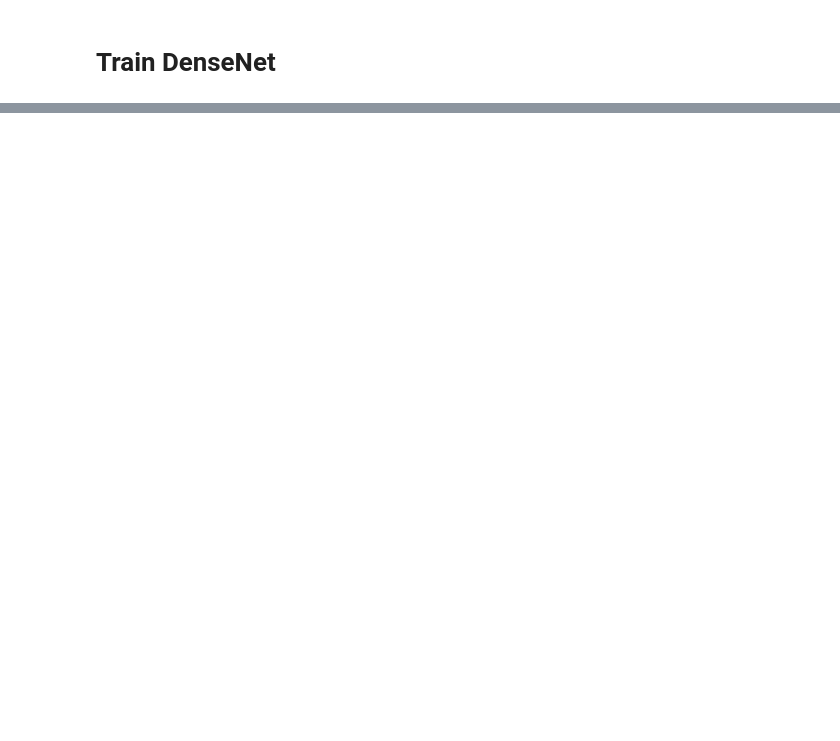
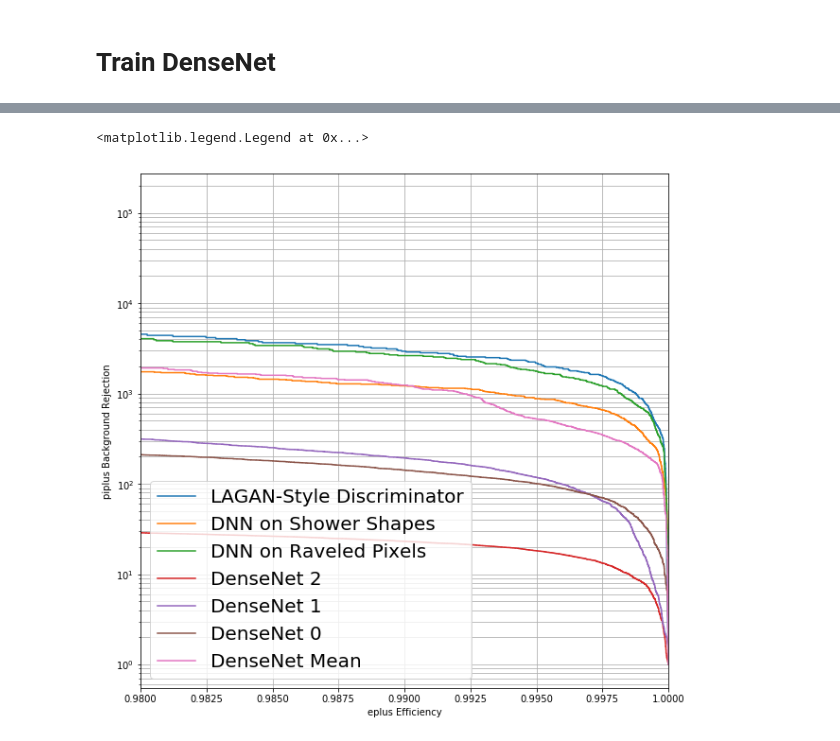
Before and after one commit to hep-lbdl/CaloGAN, a Jupyter notebook: classification/calo-classfier.ipynb, the cells around one changed output, grey strips where cells are left out. Saved outputs shown, nothing was run; the diff lists cells and outputs as text; code cells hidden in the pictures; blank space fills up the shorter version.

```diff
--- a/classification/calo-classfier.ipynb
+++ b/classification/calo-classfier.ipynb
@@ -338,0 +682,6 @@ yhat_image_dnn.max()
+# %%
+dnet2.load_weights('DenseNet2{}vs{}-chkpt.h5'.format(CLASS_ONE, CLASS_TWO))
+dnet2.save_weights('DenseNet2{}vs{}-final.h5'.format(CLASS_ONE, CLASS_TWO))
+dnet2.load_weights('DenseNet2{}vs{}-final.h5'.format(CLASS_ONE, CLASS_TWO))
+# %%
+yhat_dnet2 = dnet2.predict(data_test[2], verbose=True).ravel()
@@ -351,5 +789,13 @@ plt.xlabel(r'$\mathbb{P}[\pi^{+}]$')
-# %%
-fpr_image_dnn, tpr_image_dnn, _ = roc_curve(labels_test, yhat_image_dnn)
-fpr_raveled_dnn, tpr_raveled_dnn, _ = roc_curve(labels_test, yhat_raveled_dnn)
-fpr_feature_dnn, tpr_feature_dnn, _ = roc_curve(labels_test, yhat_feature_dnn)
-fpr_feature_bdt, tpr_feature_bdt, _ = roc_curve(labels_test, yhat_feature_bdt)
+# %%
+# fpr_image_dnn, tpr_image_dnn, _ = roc_curve(labels_test, abs(1-yhat_image_dnn), pos_label=0)
+# fpr_dnet, tpr_dnet, _ = roc_curve(labels_test, abs(1-yhat_dnet), pos_label=0)
+fpr_dnet0, tpr_dnet0, _ = roc_curve(labels_test, abs(1-yhat_dnet0), pos_label=0)
+fpr_dnet2, tpr_dnet2, _ = roc_curve(labels_test, abs(1-yhat_dnet2), pos_label=0)
+# fpr_dnet_mean, tpr_dnet_mean, _ = roc_curve(labels_test,
+#                                             abs(1 - ((yhat_dnet2 + yhat_dnet + yhat_dnet0)/3) ),
+#                                             pos_label=0)
+
+fpr_dnet_merged, tpr_dnet_merged, _ = roc_curve(labels_test, abs(1-yhat_dnet_merged), pos_label=0)
+# fpr_raveled_dnn, tpr_raveled_dnn, _ = roc_curve(labels_test, abs(1-yhat_raveled_dnn), pos_label=0)
+# fpr_feature_dnn, tpr_feature_dnn, _ = roc_curve(labels_test, abs(1-yhat_feature_dnn), pos_label=0)
+# fpr_feature_bdt, tpr_feature_bdt, _ = roc_curve(labels_test, yhat_feature_bdt)
@@ -375,2 +819,24 @@ tpr
+# %%
+plt.figure(figsize=(10, 10))
+plt.plot(tpr_image_dnn, 1 / fpr_image_dnn, label='LAGAN-Style Discriminator')
+plt.plot(tpr_feature_dnn, 1 / fpr_feature_dnn, label='DNN on Shower Shapes')
+plt.plot(tpr_raveled_dnn, 1 / fpr_raveled_dnn, label='DNN on Raveled Pixels')
+
+plt.plot(tpr_dnet2, 1 / fpr_dnet2, label='DenseNet 2')
+plt.plot(tpr_dnet, 1 / fpr_dnet, label='DenseNet 1')
+plt.plot(tpr_dnet0, 1 / fpr_dnet0, label='DenseNet 0')
+plt.plot(tpr_dnet_mean, 1 / fpr_dnet_mean, label='DenseNet Mean')
+# plt.plot(tpr_dnet_merged, 1 / fpr_dnet_merged, label='DenseNet')
+
+
+plt.yscale('log')
+plt.grid('on', 'both')
+plt.xlim((0.98, 1))
+plt.xlabel('{} Efficiency'.format(CLASS_TWO))
+plt.ylabel('{} Background Rejection'.format(CLASS_ONE))
+plt.legend(fontsize=20, loc='lower left')
+# %% [output]
+<matplotlib.legend.Legend at 0x...>
+[figure, added]
 # %%
 plt.figure(figsize=(10, 10))
```
Also changed, not shown: parts of 78 cells of this notebook.
